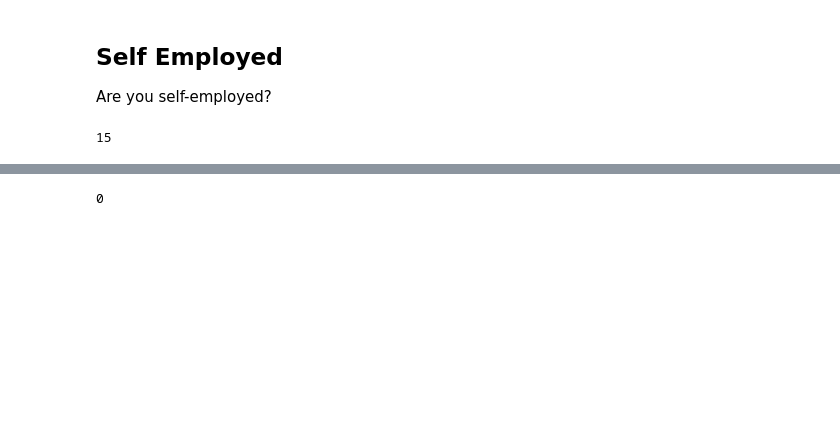
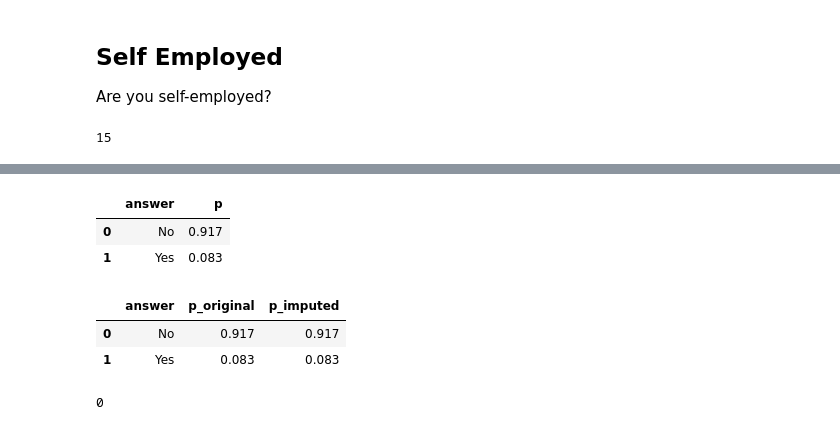
Before and after one commit to sereprz/mental-health-in-tech, a Jupyter notebook: EDA-and-cleaning.ipynb, the cells around one changed output, grey strips where cells are left out. Saved outputs shown, nothing was run; the diff lists cells and outputs as text; code cells hidden in the pictures; blank space fills up the shorter version.

```diff
--- a/EDA-and-cleaning.ipynb
+++ b/EDA-and-cleaning.ipynb
@@ -307,3 +358,11 @@ fig = go.Figure([go.Bar(x=self_employed.index, y=self_employed.values, marker_co
 fig.show()
 # %% [output]
 [interactive output not drawn]
+# %%
+self_employed = pd.DataFrame(self_employed).reset_index().rename({'index': 'answer', 'self_employed': 'p'}, axis=1)
+# %%
+self_employed
+# %% [output]
+|  | answer | p |
+| 0 | No | 0.917 |
+| 1 | Yes | 0.083 |
@@ -310,11 +371,18 @@ fig.show()
 # %%
 df['se_imputed'] = df['self_employed']
 df.loc[df['se_imputed'].isnull(), 'se_imputed'] = np.random.choice(
-    self_employed.index, size=df['se_imputed'].isnull().sum(), replace=True, p=self_employed.values)
+    self_employed['answer'], size=df['self_employed'].isnull().sum(), replace=True, p=self_employed['p'])
 
 se_imputed = df['se_imputed'].value_counts() / (~df['se_imputed'].isnull()).sum()
 
-self_emp_d = self_employed.reset_index().merge(se_imputed.reset_index())
+se_imputed = pd.DataFrame(se_imputed).reset_index().rename({'index': 'answer', 'se_imputed': 'p'}, axis=1)
+# %%
+distribution = self_employed.merge(se_imputed, how='left', on='answer', suffixes=['_original', '_imputed'])
+distribution
+# %% [output]
+|  | answer | p_original | p_imputed |
+| 0 | No | 0.917 | 0.917 |
+| 1 | Yes | 0.083 | 0.083 |
 # %%
 df.se_imputed.isnull().sum()
 # %% [output]
```
Also changed, not shown: parts of 37 cells of this notebook.
